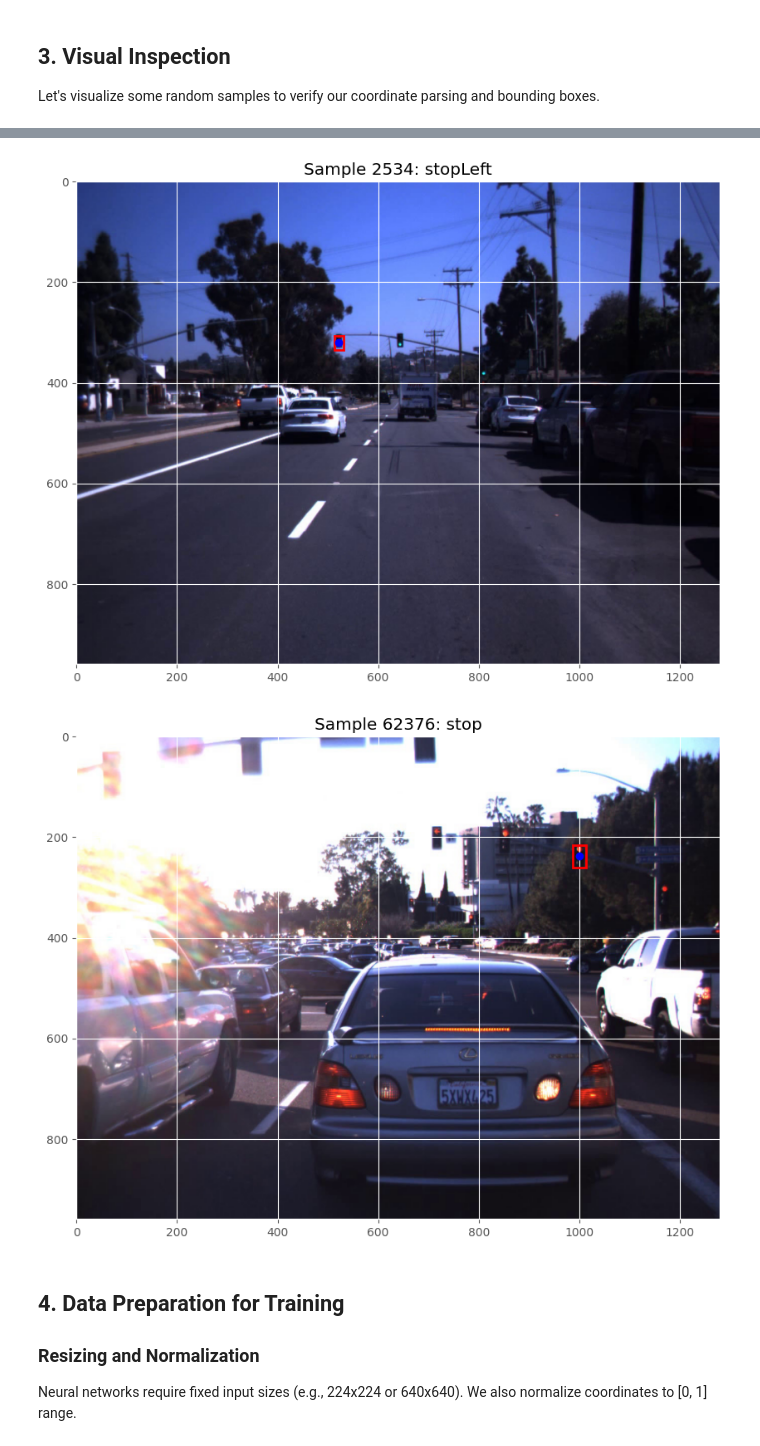
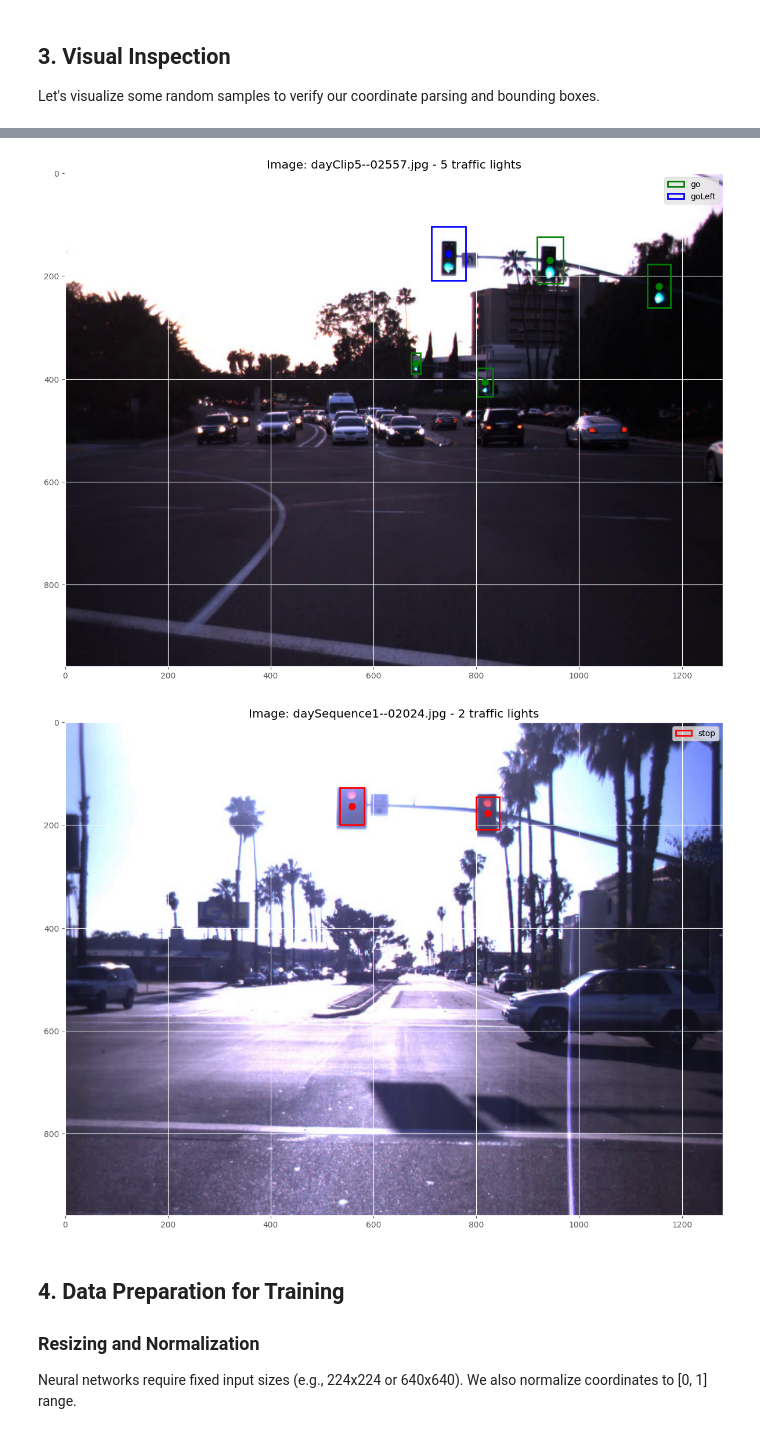
Before and after one commit to Bogda165/Trafic-Lights-Localistaion, a Jupyter notebook: main.ipynb, the cells around one changed output, grey strips where cells are left out. Drawn from its saved outputs; the diff is of its cells as text; code cells hidden in the pictures.

```diff
--- a/main.ipynb
+++ b/main.ipynb
@@ -3,6 +3,10 @@
 
 This notebook performs data loading, cleaning, exploratory data analysis (EDA), visualization, and preparation for training a neural network to detect traffic light centers.
 # %%
+
+
+
+
 import pandas as pd
 import numpy as np
 import matplotlib.pyplot as plt
@@ -16,7 +20,7 @@ from tqdm import tqdm
 plt.style.use('ggplot')
 
 # Define dataset base path
-DATASET_BASE_PATH = "/Users/antonhorobets/PycharmProjects/PythonProject2/Kaggle Archive"
+DATASET_BASE_PATH = "archive/"
 ANNOTATIONS_PATH = os.path.join(DATASET_BASE_PATH, "Annotations", "Annotations")
 # %% [markdown]
 ## 1. Data Loading and Cleaning
@@ -123,7 +127,8 @@ plt.show()
 
 Let's visualize some random samples to verify our coordinate parsing and bounding boxes.
 # %%
-def show_sample(df, index):
+def show_sample_all_lights(df, index):
+    """Show all traffic lights for a single image"""
     row = df.iloc[index]
     img_path = row['file_path']
 
@@ -131,28 +136,59 @@ def show_sample(df, index):
         print(f"Image not found: {img_path}")
         return
 
+    # Get all annotations for this image
+    all_rows = df[df['file_path'] == img_path]
+
     img = cv2.imread(img_path)
     img = cv2.cvtColor(img, cv2.COLOR_BGR2RGB)
 
-    fig, ax = plt.subplots(1, 1, figsize=(10, 8))
+    fig, ax = plt.subplots(1, 1, figsize=(12, 10))
     ax.imshow(img)
 
-    # Draw box
-    rect = patches.Rectangle(
-        (row['Upper left corner X'], row['Upper left corner Y']),
-        row['width'], row['height'],
-        linewidth=2, edgecolor='r', facecolor='none'
-    )
-    ax.add_patch(rect)
+    # Define colors for different traffic light states
+    colors = {
+        'go': 'green',
+        'stop': 'red',
+        'warning': 'yellow',
+        'stopLeft': 'orange',
+        'goForward': 'cyan',
+        'goLeft': 'blue',
+        'warningLeft': 'magenta'
+    }
 
-    # Draw center
-    ax.plot(row['center_x'], row['center_y'], 'bo')
+    # Draw all bounding boxes and centers
+    for _, light_row in all_rows.iterrows():
+        color = colors.get(light_row['Annotation tag'], 'white')
 
-    ax.set_title(f"Sample {index}: {row['Annotation tag']}")
+        # Draw box
+        rect = patches.Rectangle(
+            (light_row['Upper left corner X'], light_row['Upper left corner Y']),
+            light_row['width'], light_row['height'],
+            linewidth=2, edgecolor=color, facecolor='none',
+            label=light_row['Annotation tag']
+        )
+        ax.add_patch(rect)
+
+        # Draw center
+        ax.plot(light_row['center_x'], light_row['center_y'], 'o',
+                color=color, markersize=8)
+
+    # Add legend (avoid duplicate labels)
+    handles, labels = ax.get_legend_handles_labels()
+    by_label = dict(zip(labels, handles))
+    ax.legend(by_label.values(), by_label.keys(), loc='upper right')
+
+    ax.set_title(f"Image: {os.path.basename(img_path)} - {len(all_rows)} traffic lights")
+    plt.tight_layout()
     plt.show()
 
+# Show random samples (picking unique images)
 import random
-indices = random.sample(range(len(box_df)), 3)
-for idx in indices:
-    show_sample(box_df, idx)
+unique_images = box_df['file_path'].unique()
+sample_images = random.sample(list(unique_images), min(3, len(unique_images)))
+
+for img_path in sample_images:
+    # Get first index for this image
+    idx = box_df[box_df['file_path'] == img_path].index[0]
+    show_sample_all_lights(box_df, idx)
 # %% [output]
@@ -160,5 +196,5 @@ for idx in indices:
-[figure, old version]
+[figure, new version]
-[figure, old version]
+[figure, new version]
 # %% [markdown]
 ## 4. Data Preparation for Training
 
```
Also changed, not shown: parts of 4 cells of this notebook.
